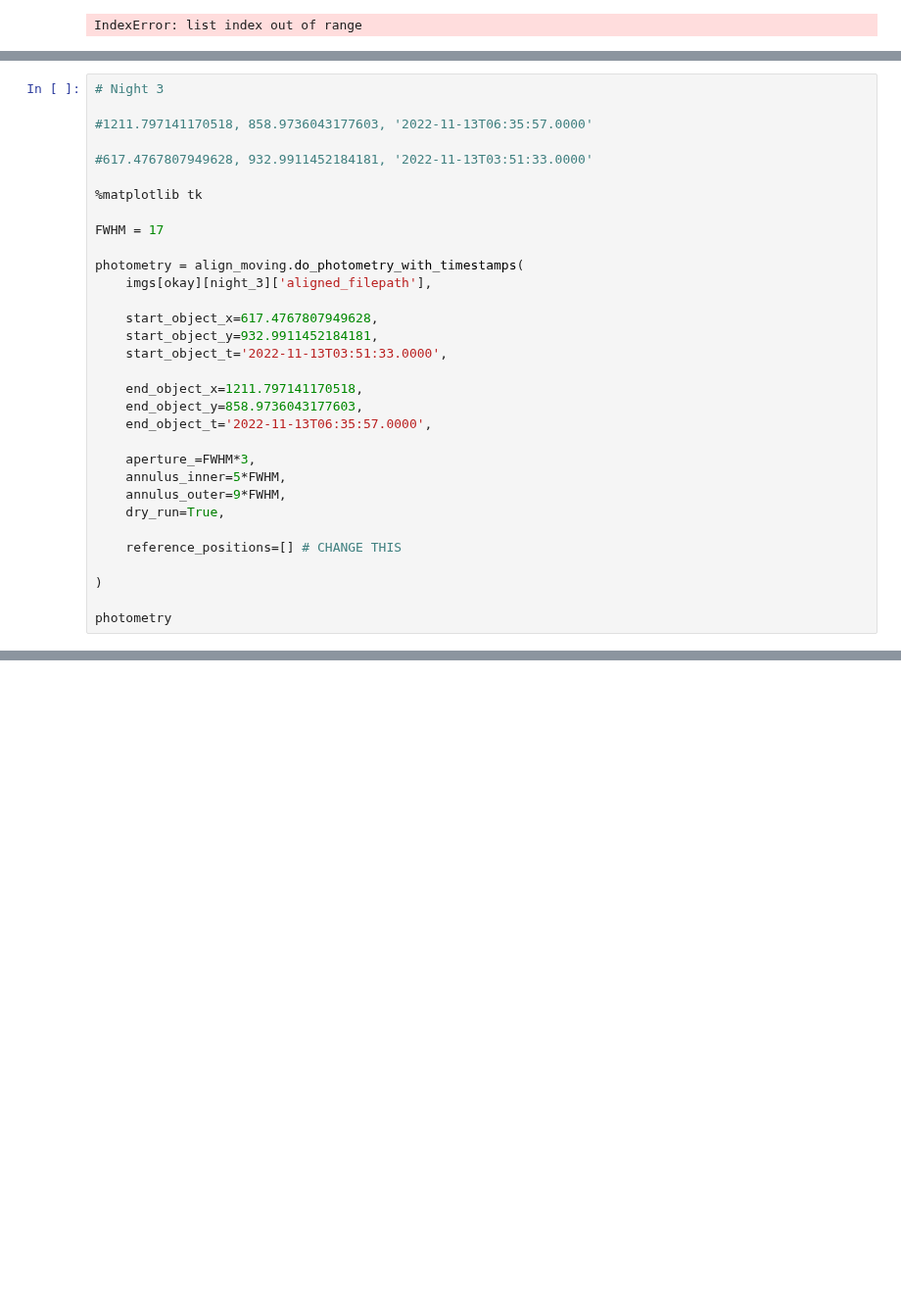
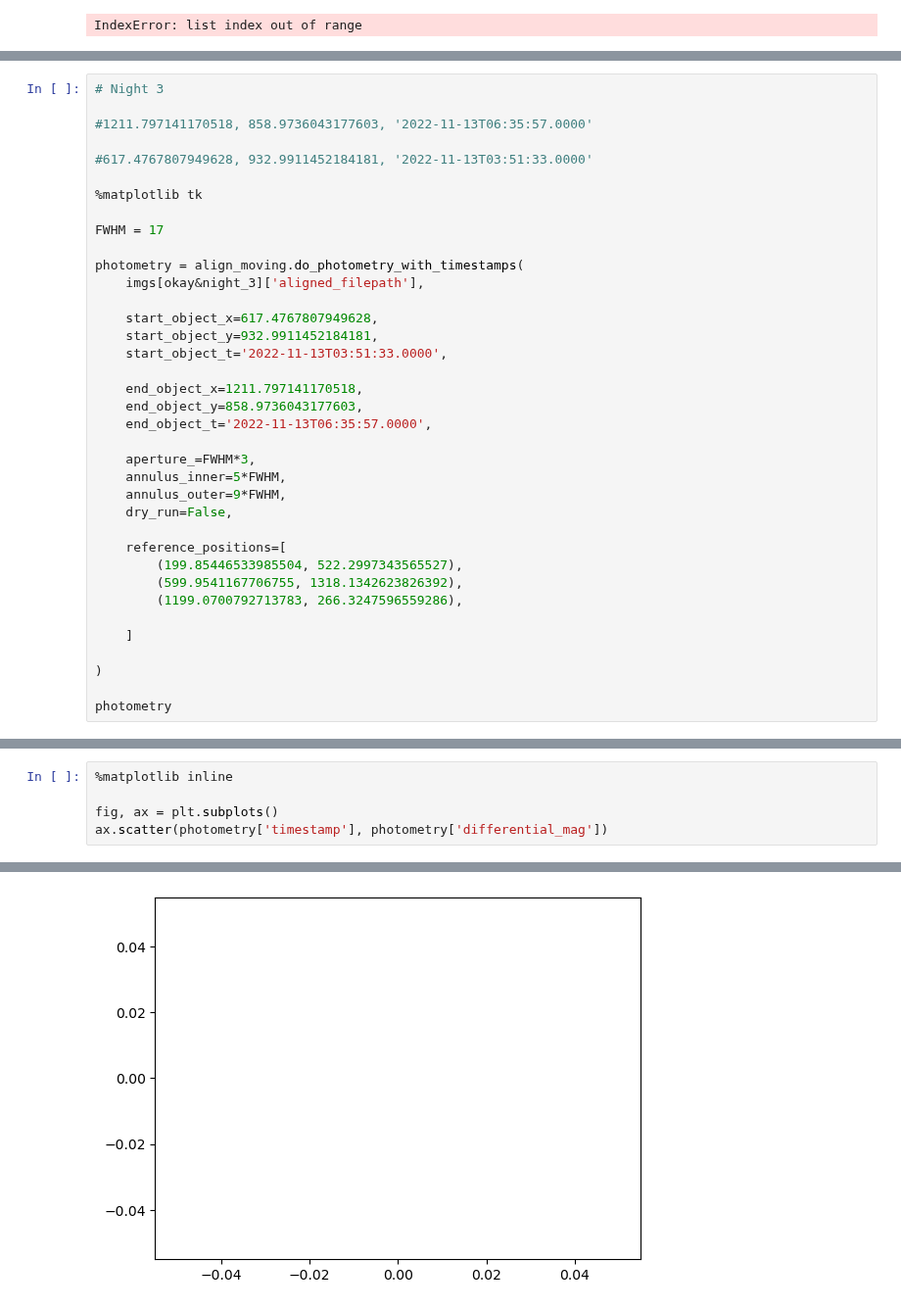
Before and after one commit to mkzeender/astrophysics-brorfelde, a Jupyter notebook: photometry.ipynb, the cells around one changed output, grey strips where cells are left out. Shown at 98% size. Saved outputs shown, nothing was run; the diff lists cells and outputs as text; blank space fills up the shorter version.

```diff
--- a/photometry.ipynb
+++ b/photometry.ipynb
@@ -167,7 +181,7 @@ See the caveats in the documentation: https://pandas.pydata.org/pandas-docs/stab
 FWHM = 17
 
 photometry = align_moving.do_photometry_with_timestamps(
-    imgs[okay][night_3]['aligned_filepath'],
+    imgs[okay&night_3]['aligned_filepath'],
 
     start_object_x=617.4767807949628,
     start_object_y=932.9911452184181,
@@ -180,9 +194,14 @@ photometry = align_moving.do_photometry_with_timestamps(
     aperture_=FWHM*3,
     annulus_inner=5*FWHM,
     annulus_outer=9*FWHM,
-    dry_run=True,
+    dry_run=False,
 
-    reference_positions=[] # CHANGE THIS
+    reference_positions=[
+        (199.85446533985504, 522.2997343565527),
+        (599.9541167706755, 1318.1342623826392),
+        (1199.0700792713783, 266.3247596559286),
+
+    ]
 
 )
 
@@ -206,0 +254,6 @@ Name: aligned_filepath, Length: 119, dtype: object
+# %%
+%matplotlib inline
+
+fig, ax = plt.subplots()
+ax.scatter(photometry['timestamp'], photometry['differential_mag'])
+# %% [output]
@@ -206,0 +261 @@ Name: aligned_filepath, Length: 119, dtype: object
+[figure, added]
```
Also changed, not shown: parts of 7 cells of this notebook.
